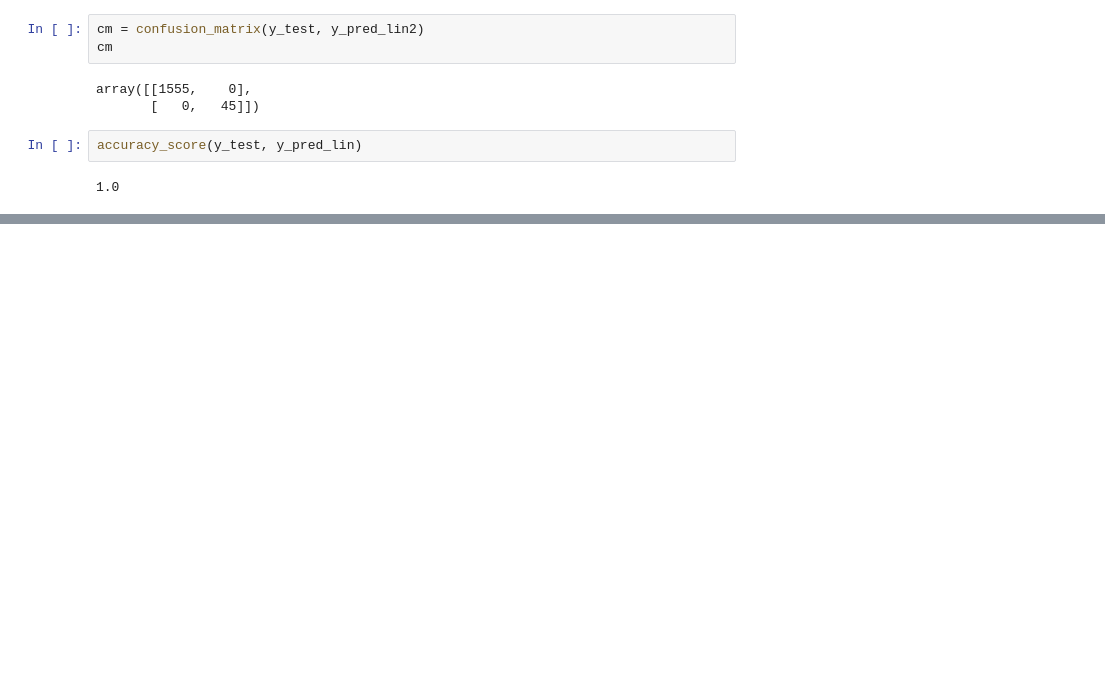
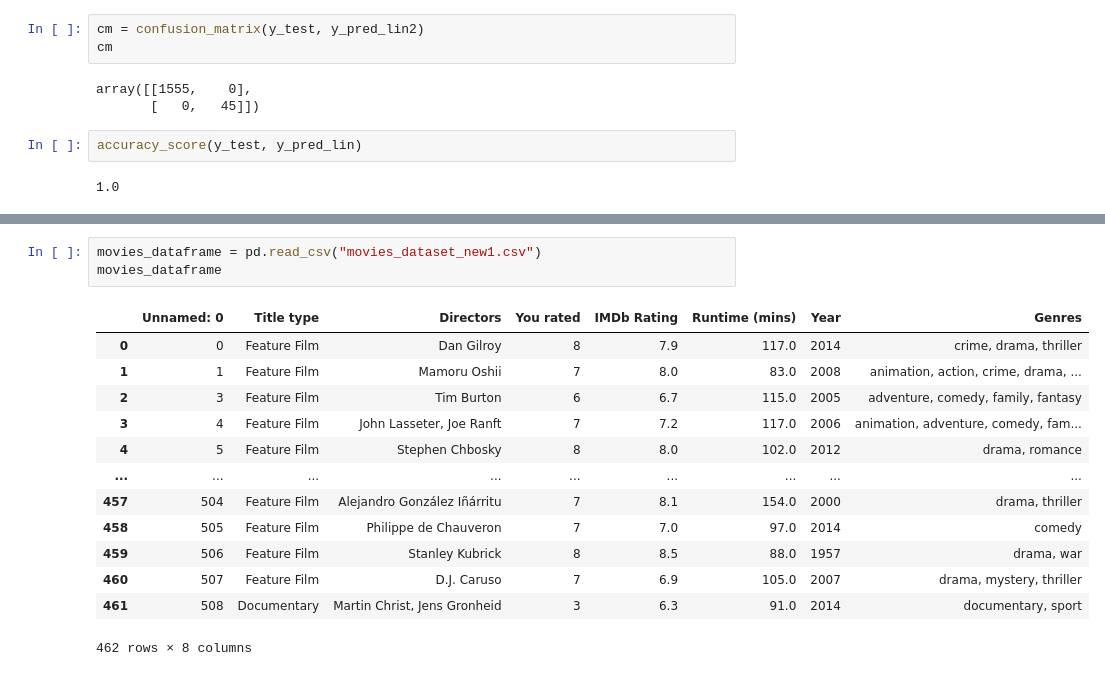
Before and after one commit to SantoshAdabala/Netflix-Data-Analysis, a Jupyter notebook: Support_Vector_Machine.ipynb, the cells around one changed output, grey strips where cells are left out. Cells and saved outputs as stored; diff of their text form; blank space fills up the shorter version.

```diff
--- a/Support_Vector_Machine.ipynb
+++ b/Support_Vector_Machine.ipynb
@@ -424,0 +442,17 @@ accuracy_score(y_test, y_pred_lin)
+# %%
+movies_dataframe = pd.read_csv("movies_dataset_new1.csv")
+movies_dataframe
+# %% [output]
+|  | Unnamed: 0 | Title type | Directors | You rated | IMDb Rating | Runtime (mins) | Year | Genres |
+| 0 | 0 | Feature Film | Dan Gilroy | 8 | 7.9 | 117.0 | 2014 | crime, drama, thriller |
+| 1 | 1 | Feature Film | Mamoru Oshii | 7 | 8.0 | 83.0 | 2008 | animation, action, crime, drama, ... |
+| 2 | 3 | Feature Film | Tim Burton | 6 | 6.7 | 115.0 | 2005 | adventure, comedy, family, fantasy |
+| 3 | 4 | Feature Film | John Lasseter, Joe Ranft | 7 | 7.2 | 117.0 | 2006 | animation, adventure, comedy, fam... |
+| 4 | 5 | Feature Film | Stephen Chbosky | 8 | 8.0 | 102.0 | 2012 | drama, romance |
+| ... | ... | ... | ... | ... | ... | ... | ... | ... |
+| 457 | 504 | Feature Film | Alejandro González Iñárritu | 7 | 8.1 | 154.0 | 2000 | drama, thriller |
+| 458 | 505 | Feature Film | Philippe de Chauveron | 7 | 7.0 | 97.0 | 2014 | comedy |
+| 459 | 506 | Feature Film | Stanley Kubrick | 8 | 8.5 | 88.0 | 1957 | drama, war |
+| 460 | 507 | Feature Film | D.J. Caruso | 7 | 6.9 | 105.0 | 2007 | drama, mystery, thriller |
+| 461 | 508 | Documentary | Martin Christ, Jens Gronheid | 3 | 6.3 | 91.0 | 2014 | documentary, sport |
+462 rows × 8 columns
```
Also changed, not shown: parts of 8 cells of this notebook.
